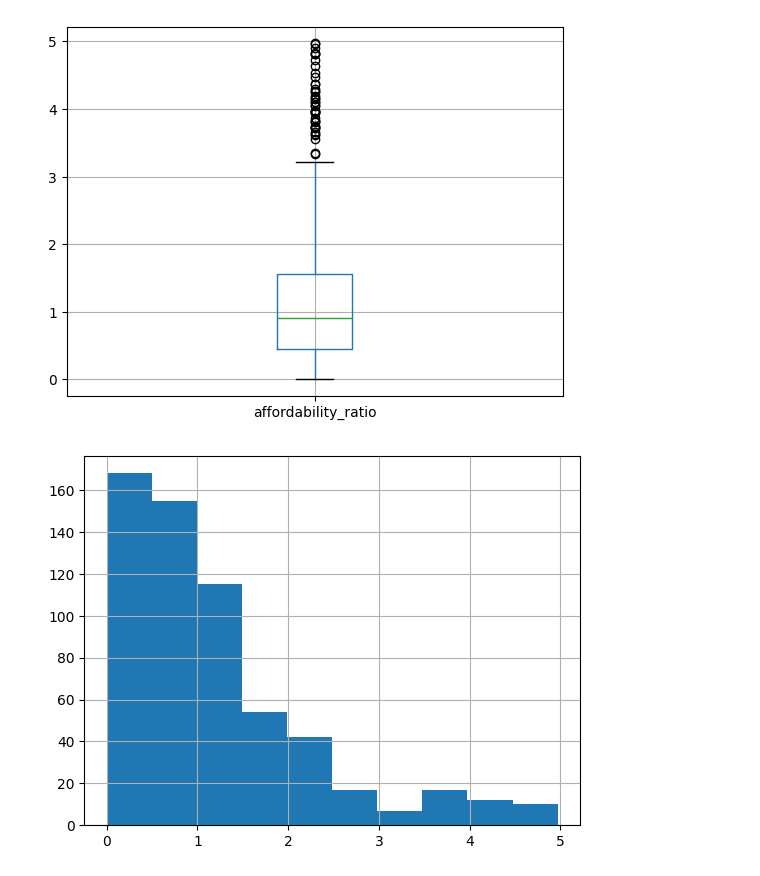
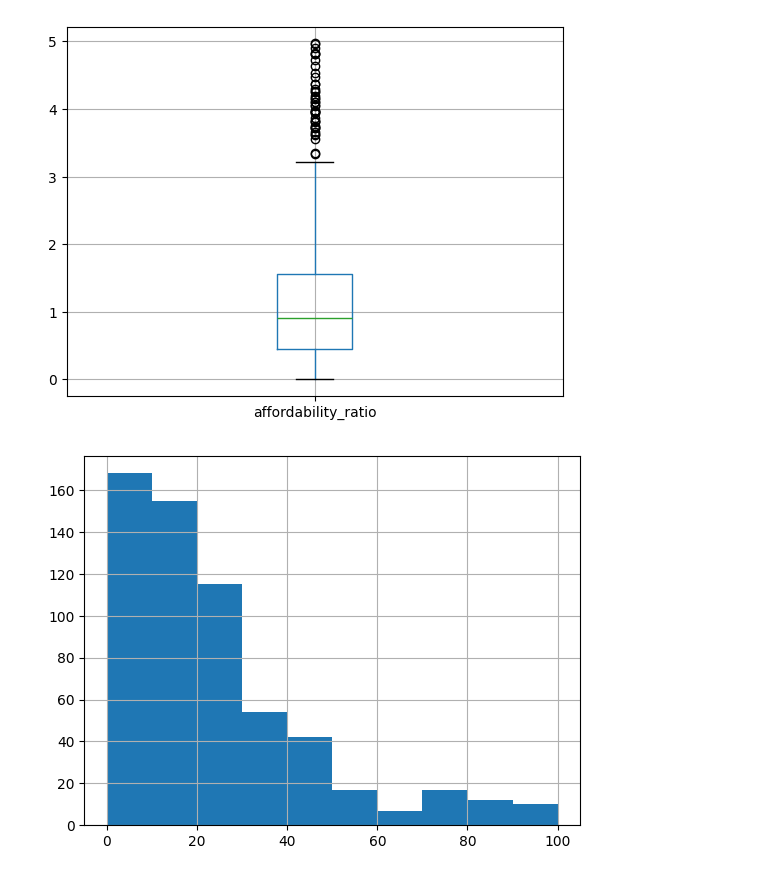
Before and after one commit to jenny-chung301/food_security, a Jupyter notebook: reports/affordability_index.ipynb, the cells around one changed output. Cells and saved outputs as stored; diff of their text form; code cells hidden in the pictures.

Commit message:
finished dynamic summary stats and histogram

```diff
--- a/reports/affordability_index.ipynb
+++ b/reports/affordability_index.ipynb
@@ -173,9 +173,9 @@ affordability_df.boxplot('affordability_ratio')
 # %%
 import matplotlib.pyplot as plt
 
-affordability_df['affordability_ratio'].hist()
+affordability_df['affordability_index'].hist()
 plt.show()
 # %% [output]
-[figure, old version]
+[figure, new version]
 # %%
 affordability_df.to_csv('../data/processed/affordability_index.csv')
```
Also changed, not shown: 4 other files.
